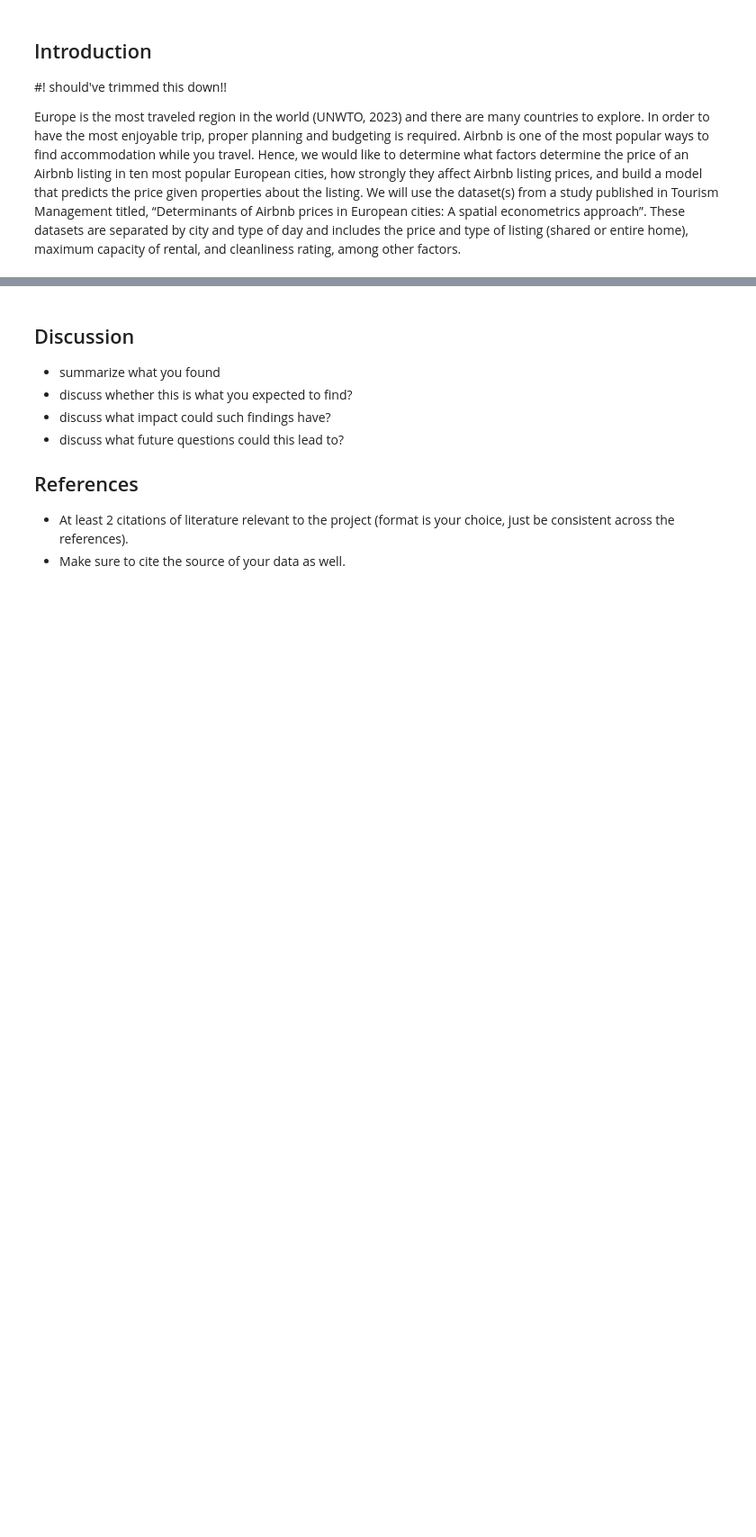
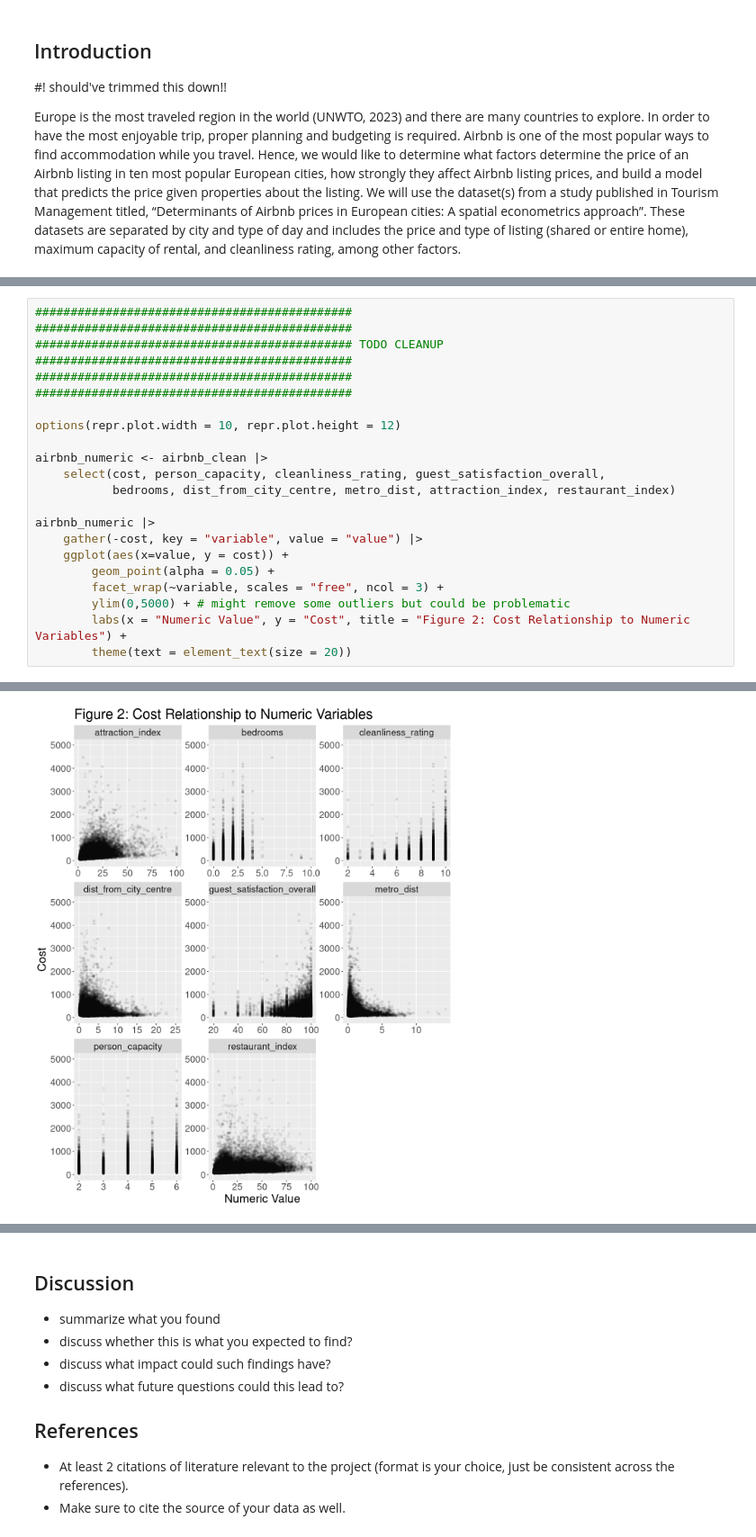
Before and after one commit to Z0rb14n/DSCI-100-Project, a Jupyter notebook: FinalReport.ipynb, the cells around one changed output, grey strips where cells are left out. Shown: that part at 90% size. Saved outputs shown, nothing was run; the diff lists cells and outputs as text; blank space fills up the shorter version.

```diff
--- a/FinalReport.ipynb
+++ b/FinalReport.ipynb
@@ -90,0 +139,20 @@ Europe is the most traveled region in the world (UNWTO, 2023) and there are many
+# %%
+#############################################              #############################################
+############################################# TODO CLEANUP #############################################
+#############################################              #############################################
+
+options(repr.plot.width = 10, repr.plot.height = 12)
+
+airbnb_numeric <- airbnb_clean |>
+    select(cost, person_capacity, cleanliness_rating, guest_satisfaction_overall,
+           bedrooms, dist_from_city_centre, metro_dist, attraction_index, restaurant_index)
+
+airbnb_numeric |>
+    gather(-cost, key = "variable", value = "value") |>
+    ggplot(aes(x=value, y = cost)) +
+        geom_point(alpha = 0.05) +
+        facet_wrap(~variable, scales = "free", ncol = 3) +
+        ylim(0,5000) + # might remove some outliers but could be problematic
+        labs(x = "Numeric Value", y = "Cost", title = "Figure 2: Cost Relationship to Numeric Variables") +
+        theme(text = element_text(size = 20))
+# %% [output]
@@ -90,0 +161 @@ Europe is the most traveled region in the world (UNWTO, 2023) and there are many
+[figure, added]
```
Also changed, not shown: parts of 12 cells of this notebook.
